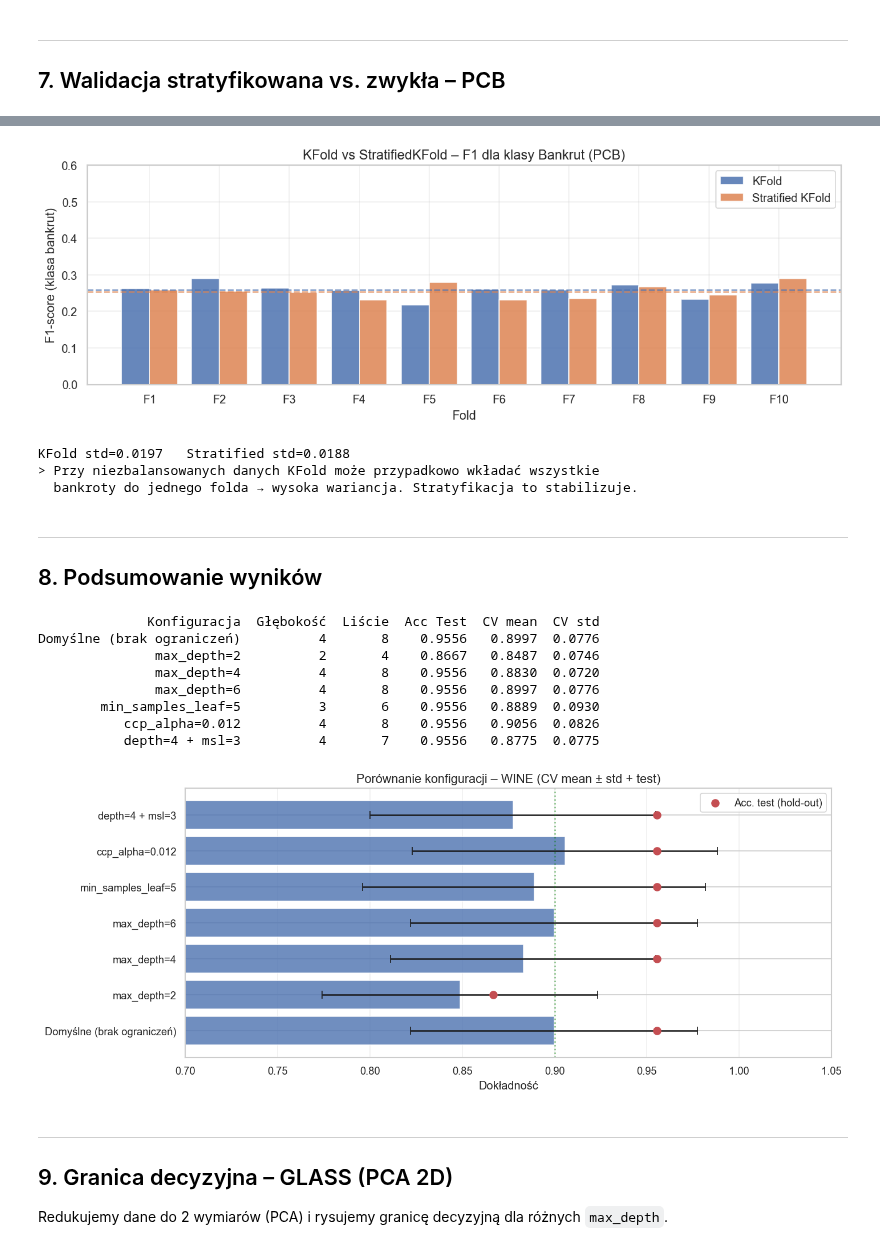
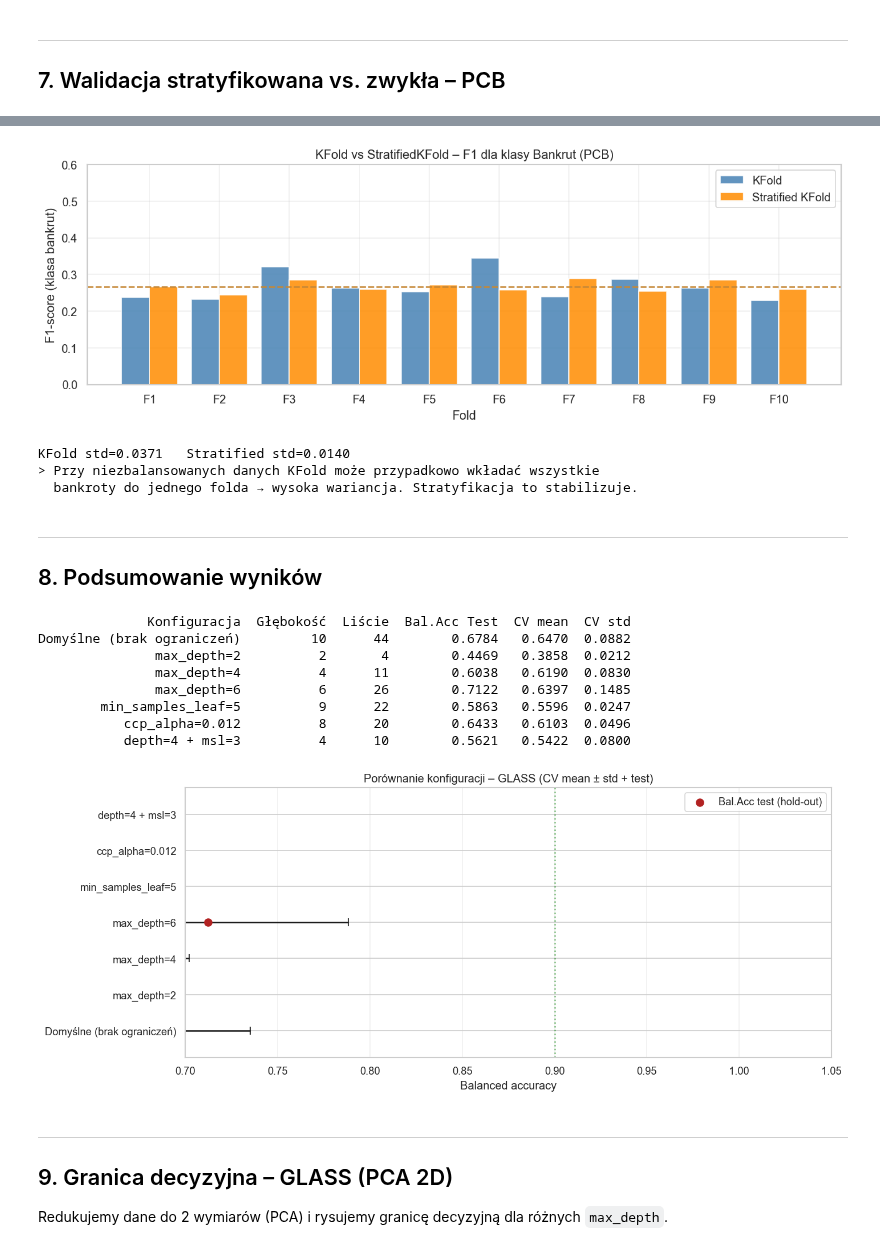
Before and after one commit to jkociecki/machine-learning-pwr, a Jupyter notebook: lab-04/lab3_CART_drzewa_decyzyjne.ipynb, the cells around one changed output, grey strips where cells are left out. Cells and saved outputs as stored; diff of their text form; code cells hidden in the pictures.

```diff
--- a/lab-04/lab3_CART_drzewa_decyzyjne.ipynb
+++ b/lab-04/lab3_CART_drzewa_decyzyjne.ipynb
@@ -442,0 +408,26 @@ plt.show()
+# %%
+from sklearn.model_selection import GridSearchCV
+from sklearn.metrics import make_scorer
+
+param_grid_g = {
+    'max_depth':        [2, 3, 4, 5, 6, 8, 10, None],
+    'min_samples_leaf': [1, 2, 3, 5, 8, 10, 15],
+    'ccp_alpha':        [0.0, 0.001, 0.005, 0.01, 0.02],
+}
+scorer_bal = make_scorer(balanced_accuracy_score)
+
+gs_glass = GridSearchCV(
+    DecisionTreeClassifier(),
+    param_grid_g,
+    cv=StratifiedKFold(n_splits=5, shuffle=True),
+    scoring=scorer_bal,
+    n_jobs=-1, refit=True, return_train_score=True
+)
+gs_glass.fit(X_glass, y_glass)
+
+print('=== GLASS – najlepsze parametry ===')
+print(gs_glass.best_params_)
+print(f'Balanced accuracy (CV):   {gs_glass.best_score_:.4f}')
+y_pred_gs_g = gs_glass.best_estimator_.predict(X_te_g)
+print(f'Balanced accuracy (test): {balanced_accuracy_score(y_te_g, y_pred_gs_g):.4f}')
+print(f'F1 macro (test):          {f1_score(y_te_g, y_pred_gs_g, average="macro"):.4f}')
@@ -444,9 +441,8 @@ plt.show()
 ---
 ## 4. Walidacja krzyżowa – zwykła vs. stratyfikowana
 # %%
-k_folds = 10
+k_folds = 5
 clf_cv = DecisionTreeClassifier(max_depth=4)
-
 kf   = KFold(n_splits=k_folds, shuffle=True)
 skf  = StratifiedKFold(n_splits=k_folds, shuffle=True)
 
@@ -728,25 +724,22 @@ sc_skf_f1 = cross_val_score(clf_pcb_cv, X_pcb_imp, y_pcb_s, cv=skf_p, scoring='f
 
 fig, ax = plt.subplots(figsize=(11, 4))
 x10 = np.arange(10)
-ax.bar(x10 - 0.2, sc_kf_f1,  0.4, label='KFold',            color='#4C72B0', alpha=0.85)
-ax.bar(x10 + 0.2, sc_skf_f1, 0.4, label='Stratified KFold', color='#DD8452', alpha=0.85)
-ax.axhline(sc_kf_f1.mean(),  color='#4C72B0', linestyle='--', alpha=0.7)
-ax.axhline(sc_skf_f1.mean(), color='#DD8452', linestyle='--', alpha=0.7)
+ax.bar(x10 - 0.2, sc_kf_f1,  0.4, label='KFold',            color='steelblue', alpha=0.85)
+ax.bar(x10 + 0.2, sc_skf_f1, 0.4, label='Stratified KFold', color='darkorange', alpha=0.85)
+ax.axhline(sc_kf_f1.mean(),  color='steelblue', linestyle='--', alpha=0.7)
+ax.axhline(sc_skf_f1.mean(), color='darkorange', linestyle='--', alpha=0.7)
 ax.set_xlabel('Fold')
 ax.set_ylabel('F1-score (klasa bankrut)')
-ax.set_title('KFold vs StratifiedKFold – F1 dla klasy Bankrut (PCB)', fontsize=13)
+ax.set_title('KFold vs StratifiedKFold – F1 dla klasy Bankrut (PCB)')
 ax.set_xticks(x10); ax.set_xticklabels([f'F{i+1}' for i in x10])
 ax.legend()
 ax.grid(True, alpha=0.3)
 ax.set_ylim(0, 0.6)
 plt.tight_layout()
 plt.show()
-print(f'KFold std={sc_kf_f1.std():.4f}   Stratified std={sc_skf_f1.std():.4f}')
-print('> Przy niezbalansowanych danych KFold może przypadkowo wkładać wszystkie')
-print('  bankroty do jednego folda → wysoka wariancja. Stratyfikacja to stabilizuje.')
 # %% [output]
-[figure, old version]
+[figure, new version]
-KFold std=0.0197   Stratified std=0.0188
+KFold std=0.0371   Stratified std=0.0140
 > Przy niezbalansowanych danych KFold może przypadkowo wkładać wszystkie
   bankroty do jednego folda → wysoka wariancja. Stratyfikacja to stabilizuje.
 # %% [markdown]
@@ -766,13 +759,13 @@ configs_summary = [
 
 for name, params in configs_summary:
     clf = DecisionTreeClassifier(**params)
-    cv_s = cross_val_score(clf, X_glass, y_glass, cv=skf, scoring='accuracy')
+    cv_s = cross_val_score(clf, X_glass, y_glass, cv=skf, scoring='balanced_accuracy')
     clf.fit(X_tr_g, y_tr_g)
     summary_glass.append({
         'Konfiguracja': name,
         'Głębokość': clf.get_depth(),
         'Liście': clf.get_n_leaves(),
-        'Acc Test': accuracy_score(y_te_g, clf.predict(X_te_g)),
+        'Bal.Acc Test': balanced_accuracy_score(y_te_g, clf.predict(X_te_g)),
         'CV mean': cv_s.mean(),
         'CV std': cv_s.std(),
     })
@@ -780,36 +773,36 @@ for name, params in configs_summary:
 sum_df = pd.DataFrame(summary_glass)
 print(sum_df.round(4).to_string(index=False))
 # %% [output]
-              Konfiguracja  Głębokość  Liście  Acc Test  CV mean  CV std
-Domyślne (brak ograniczeń)          4       8    0.9556   0.8997  0.0776
-               max_depth=2          2       4    0.8667   0.8487  0.0746
-               max_depth=4          4       8    0.9556   0.8830  0.0720
-               max_depth=6          4       8    0.9556   0.8997  0.0776
-        min_samples_leaf=5          3       6    0.9556   0.8889  0.0930
-           ccp_alpha=0.012          4       8    0.9556   0.9056  0.0826
-           depth=4 + msl=3          4       7    0.9556   0.8775  0.0775
+              Konfiguracja  Głębokość  Liście  Bal.Acc Test  CV mean  CV std
+Domyślne (brak ograniczeń)         10      44        0.6784   0.6470  0.0882
+               max_depth=2          2       4        0.4469   0.3858  0.0212
+               max_depth=4          4      11        0.6038   0.6190  0.0830
+               max_depth=6          6      26        0.7122   0.6397  0.1485
+        min_samples_leaf=5          9      22        0.5863   0.5596  0.0247
+           ccp_alpha=0.012          8      20        0.6433   0.6103  0.0496
+           depth=4 + msl=3          4      10        0.5621   0.5422  0.0800
 # %%
 # Wykres podsumowujący GLASS
 fig, ax = plt.subplots(figsize=(12, 5))
 y_pos = np.arange(len(sum_df))
 
 bars = ax.barh(y_pos, sum_df['CV mean'],
                xerr=sum_df['CV std'], capsize=4,
-               color='#4C72B0', alpha=0.8, edgecolor='white')
-ax.scatter(sum_df['Acc Test'], y_pos, color='#C44E52',
-           zorder=5, s=60, label='Acc. test (hold-out)')
+               color='steelblue')
+ax.scatter(sum_df['Bal.Acc Test'], y_pos, color='firebrick',
+           zorder=5, s=60, label='Bal.Acc test (hold-out)')
 ax.set_yticks(y_pos)
 ax.set_yticklabels(sum_df['Konfiguracja'])
-ax.set_xlabel('Dokładność')
-ax.set_title('Porównanie konfiguracji – GLASS (CV mean ± std + test)', fontsize=13)
+ax.set_xlabel('Balanced accuracy')
+ax.set_title('Porównanie konfiguracji – GLASS (CV mean ± std + test)')
 ax.axvline(0.9, color='green', linestyle=':', alpha=0.5)
 ax.legend()
 ax.set_xlim(0.7, 1.05)
 ax.grid(True, axis='x', alpha=0.3)
 plt.tight_layout()
 plt.show()
 # %% [output]
-[figure, old version]
+[figure, new version]
 # %% [markdown]
 ---
 ## 9. Granica decyzyjna – GLASS (PCA 2D)
```
Also changed, not shown: parts of 35 cells of this notebook, 1 other file.
